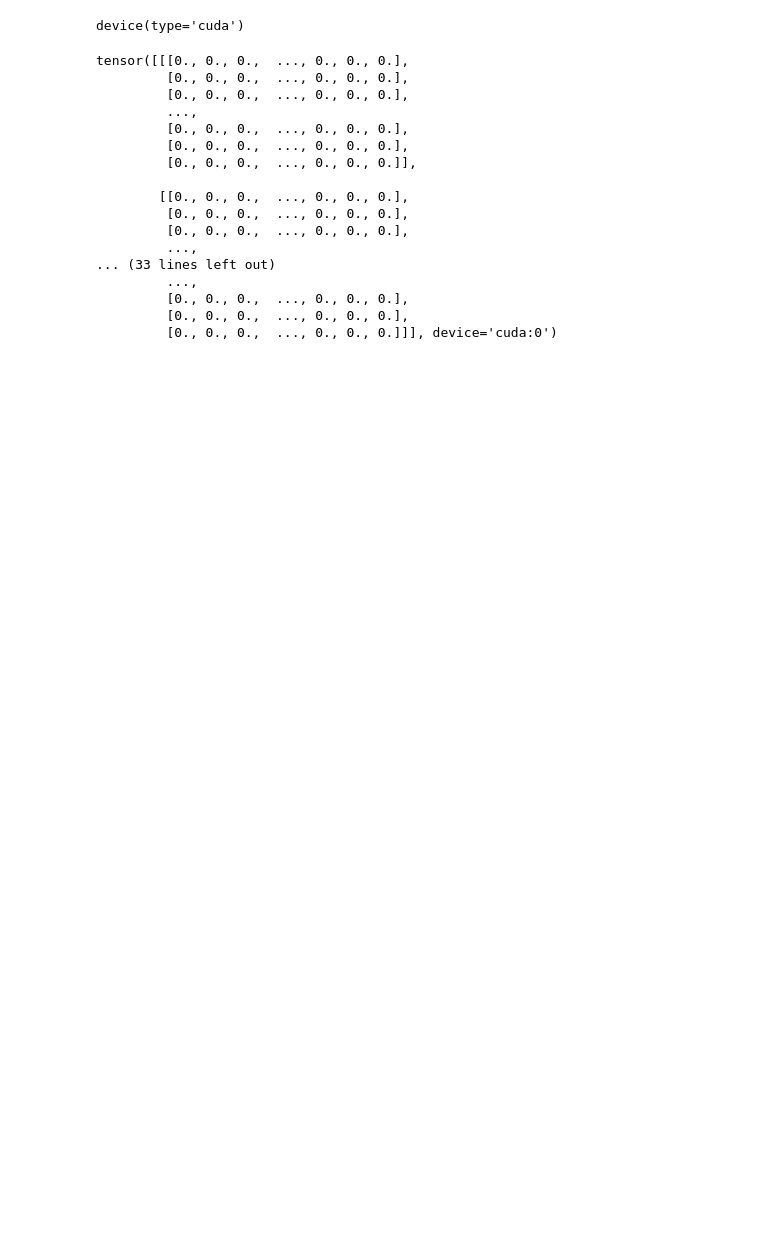
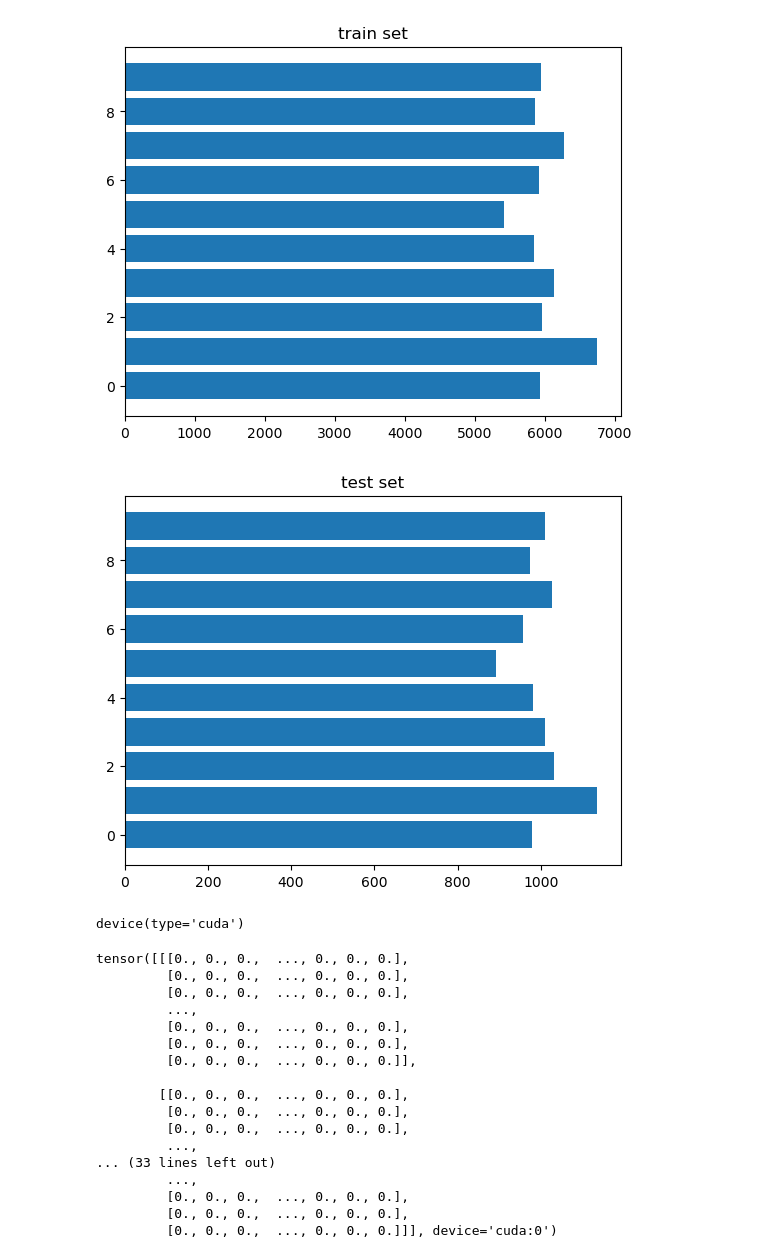
Before and after one commit to Mjavadrahimi/Digit-Recognizer, a Jupyter notebook: digit_recognizer.ipynb, the cells around one changed output. Saved outputs shown, nothing was run; the diff lists cells and outputs as text; code cells hidden in the pictures; blank space fills up the shorter version.

```diff
--- a/digit_recognizer.ipynb
+++ b/digit_recognizer.ipynb
@@ -13,6 +13,20 @@ import time
 # MNIST = datasets.mnist('data.csvmnist_trainset')
 mnist_trainset = datasets.MNIST(root='./data', train=True, download=True, transform=None)
 mnist_testset = datasets.MNIST(root='./data', train=False, download=True, transform=None)
+# %%
+train_count = np.unique(mnist_trainset.targets.numpy(), return_counts=True)
+test_count = np.unique(mnist_testset.targets.numpy(), return_counts=True)
+
+plt.barh(y=train_count[0], width=train_count[1])
+plt.title('train set')
+plt.show()
+
+plt.barh(y=test_count[0], width=test_count[1])
+plt.title('test set')
+plt.show()
+# %% [output]
+[figure, added]
+[figure, added]
 # %%
 device = torch.device("cuda" if torch.cuda.is_available() else "cpu")
 device
```
Also changed, not shown: parts of 7 cells of this notebook, 1 other file.
